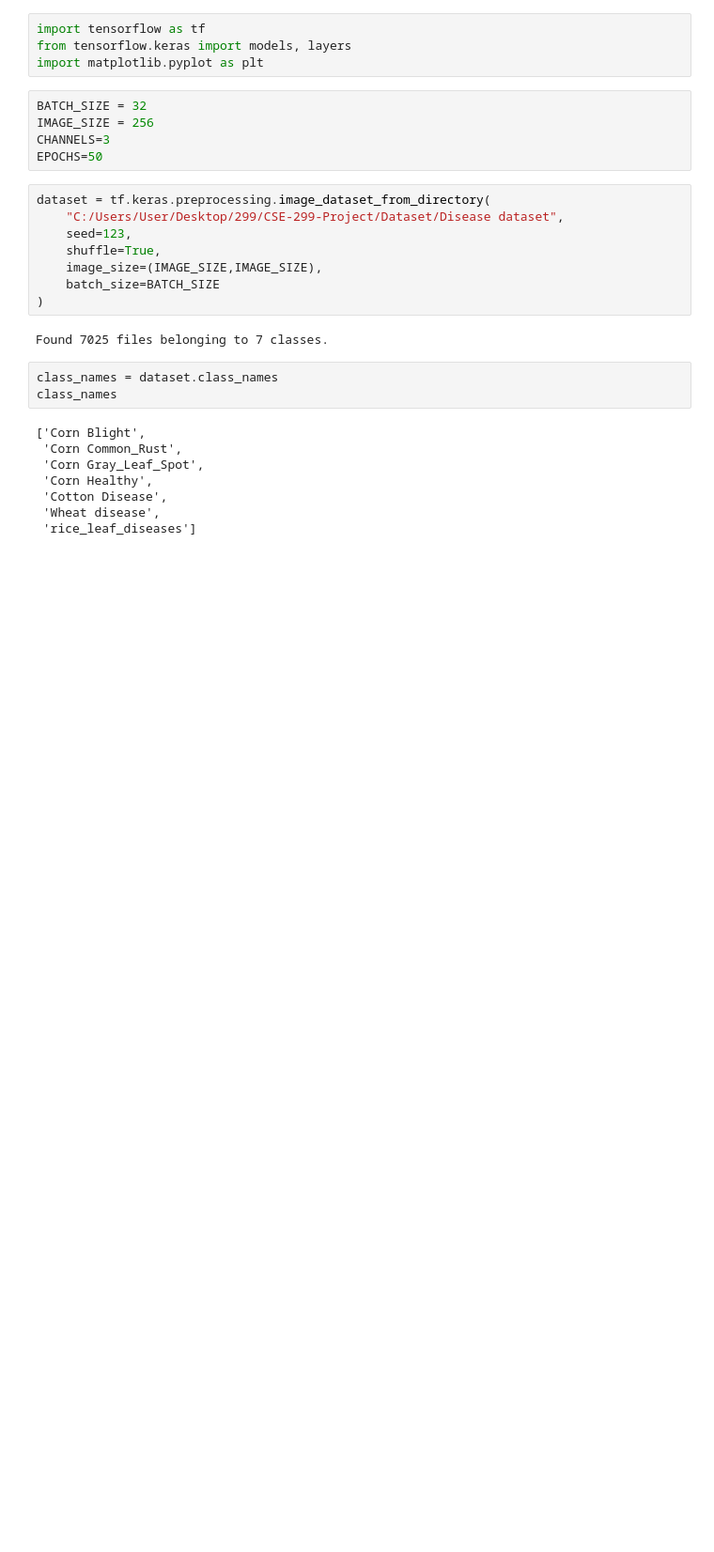
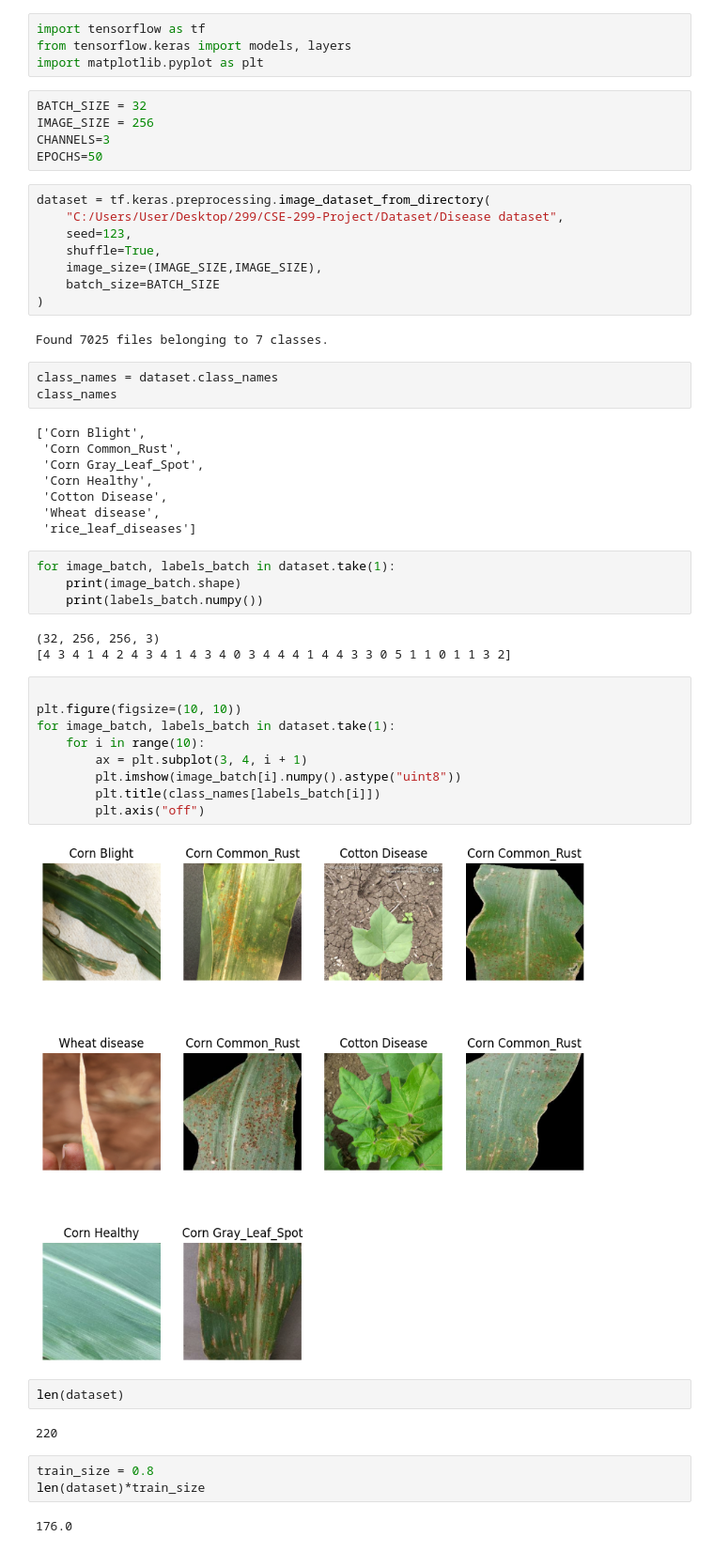
Before and after one commit to AhmedKiser/CSE-299-Project, a Jupyter notebook: Model/Image Detection.ipynb, the cells around one changed output. Shown at 94% size. Cells and saved outputs as stored; diff of their text form; blank space fills up the shorter version.

Commit message:
image detect updated

```diff
--- a/Model/Image Detection.ipynb
+++ b/Model/Image Detection.ipynb
@@ -28,3 +28,30 @@ class_names
  'Cotton Disease',
  'Wheat disease',
  'rice_leaf_diseases']
+# %%
+for image_batch, labels_batch in dataset.take(1):
+    print(image_batch.shape)
+    print(labels_batch.numpy())
+# %% [output]
+(32, 256, 256, 3)
+[4 3 4 1 4 2 4 3 4 1 4 3 4 0 3 4 4 4 1 4 4 3 3 0 5 1 1 0 1 1 3 2]
+# %%
+
+plt.figure(figsize=(10, 10))
+for image_batch, labels_batch in dataset.take(1):
+    for i in range(10):
+        ax = plt.subplot(3, 4, i + 1)
+        plt.imshow(image_batch[i].numpy().astype("uint8"))
+        plt.title(class_names[labels_batch[i]])
+        plt.axis("off")
+# %% [output]
+[figure, added]
+# %%
+len(dataset)
+# %% [output]
+220
+# %%
+train_size = 0.8
+len(dataset)*train_size
+# %% [output]
+176.0
```
Also changed, not shown: parts of 6 cells of this notebook.
